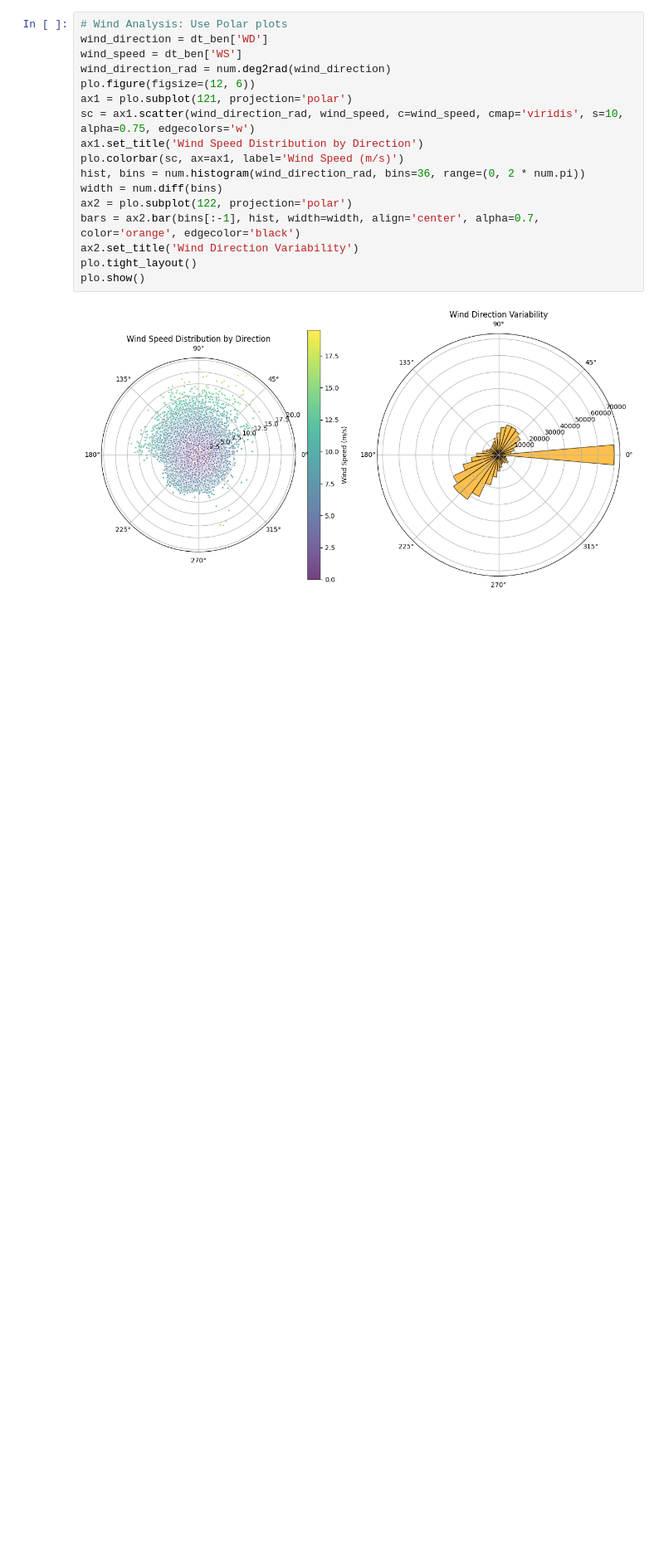
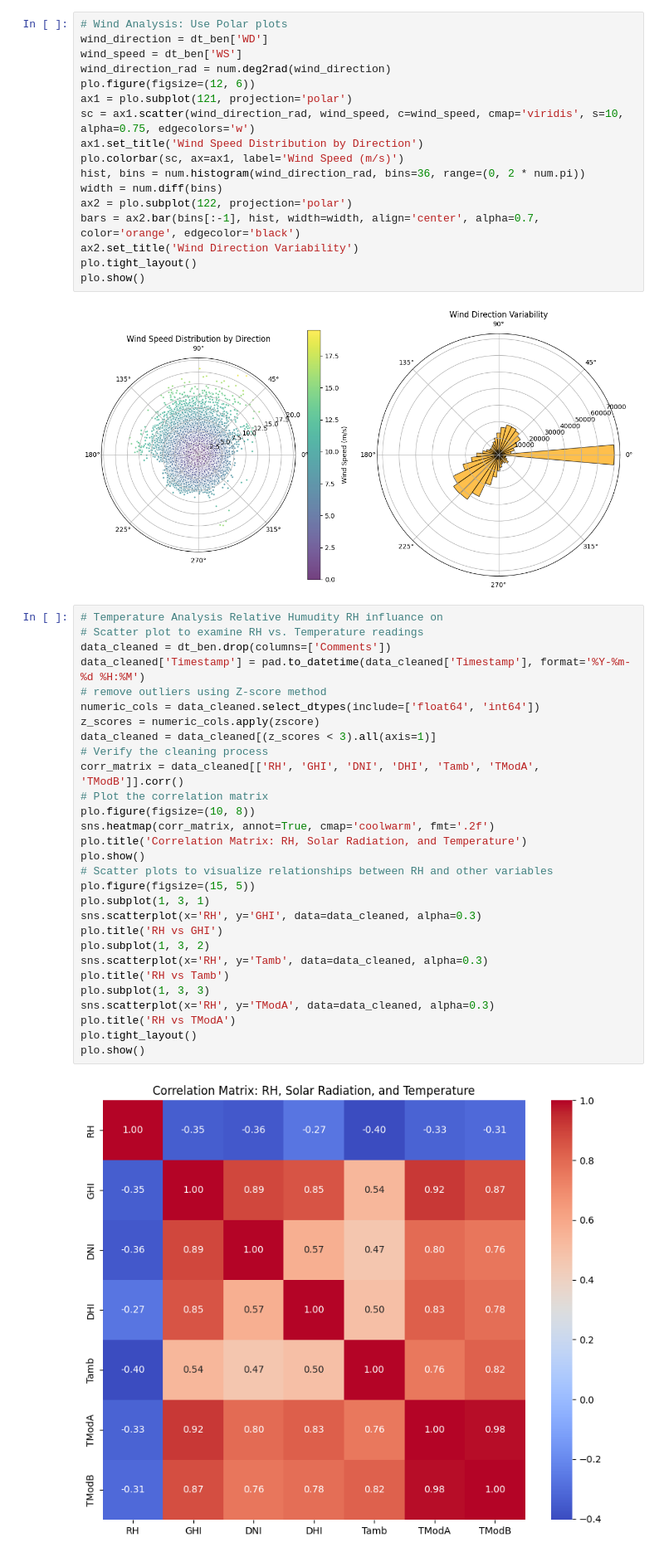
Before and after one commit to Ethel-Star/W01Test01Eth, a Jupyter notebook: notebooks/EtEDA.ipynb, the cells around one changed output. Shown at 83% size. Cells and saved outputs as stored; diff of their text form; blank space fills up the shorter version.

Commit message:
Summary: Data quality check, time series analysis, correlation heatmap, scatter matrix, polar plot, temperature analysis

```diff
--- a/notebooks/EtEDA.ipynb
+++ b/notebooks/EtEDA.ipynb
@@ -248,3 +249,34 @@ plo.tight_layout()
 plo.show()
 # %% [output]
 [figure]
+# %%
+# Temperature Analysis Relative Humudity RH influance on
+# Scatter plot to examine RH vs. Temperature readings
+data_cleaned = dt_ben.drop(columns=['Comments'])
+data_cleaned['Timestamp'] = pad.to_datetime(data_cleaned['Timestamp'], format='%Y-%m-%d %H:%M')
+# remove outliers using Z-score method
+numeric_cols = data_cleaned.select_dtypes(include=['float64', 'int64'])
+z_scores = numeric_cols.apply(zscore)
+data_cleaned = data_cleaned[(z_scores < 3).all(axis=1)]
+# Verify the cleaning process
+corr_matrix = data_cleaned[['RH', 'GHI', 'DNI', 'DHI', 'Tamb', 'TModA', 'TModB']].corr()
+# Plot the correlation matrix
+plo.figure(figsize=(10, 8))
+sns.heatmap(corr_matrix, annot=True, cmap='coolwarm', fmt='.2f')
+plo.title('Correlation Matrix: RH, Solar Radiation, and Temperature')
+plo.show()
+# Scatter plots to visualize relationships between RH and other variables
+plo.figure(figsize=(15, 5))
+plo.subplot(1, 3, 1)
+sns.scatterplot(x='RH', y='GHI', data=data_cleaned, alpha=0.3)
+plo.title('RH vs GHI')
+plo.subplot(1, 3, 2)
+sns.scatterplot(x='RH', y='Tamb', data=data_cleaned, alpha=0.3)
+plo.title('RH vs Tamb')
+plo.subplot(1, 3, 3)
+sns.scatterplot(x='RH', y='TModA', data=data_cleaned, alpha=0.3)
+plo.title('RH vs TModA')
+plo.tight_layout()
+plo.show()
+# %% [output]
+[figure, added]
```
Also changed, not shown: parts of 2 cells of this notebook.
